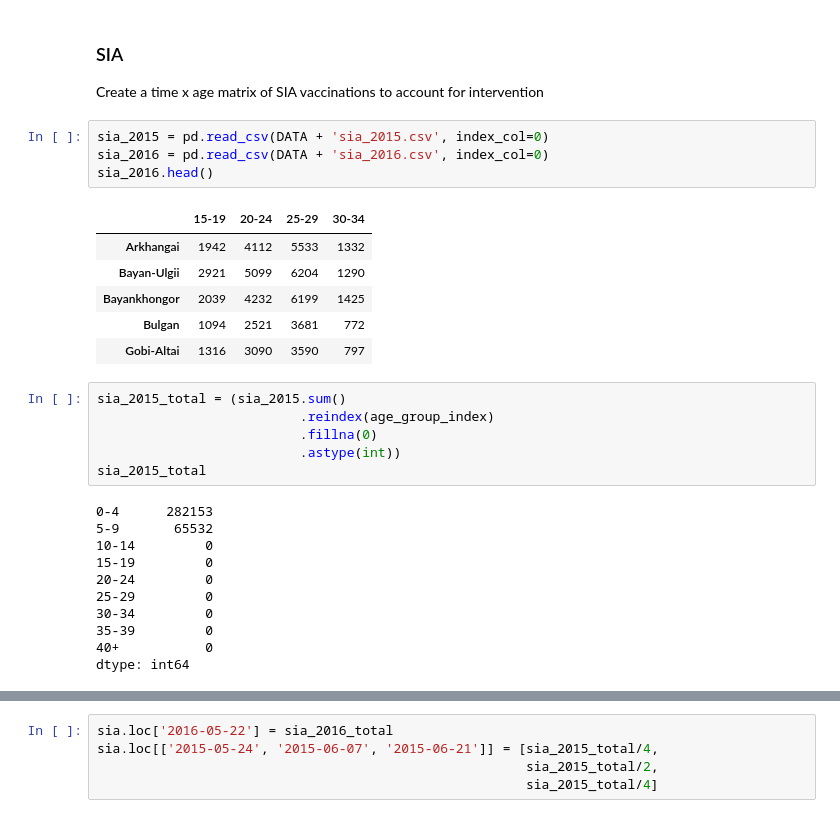
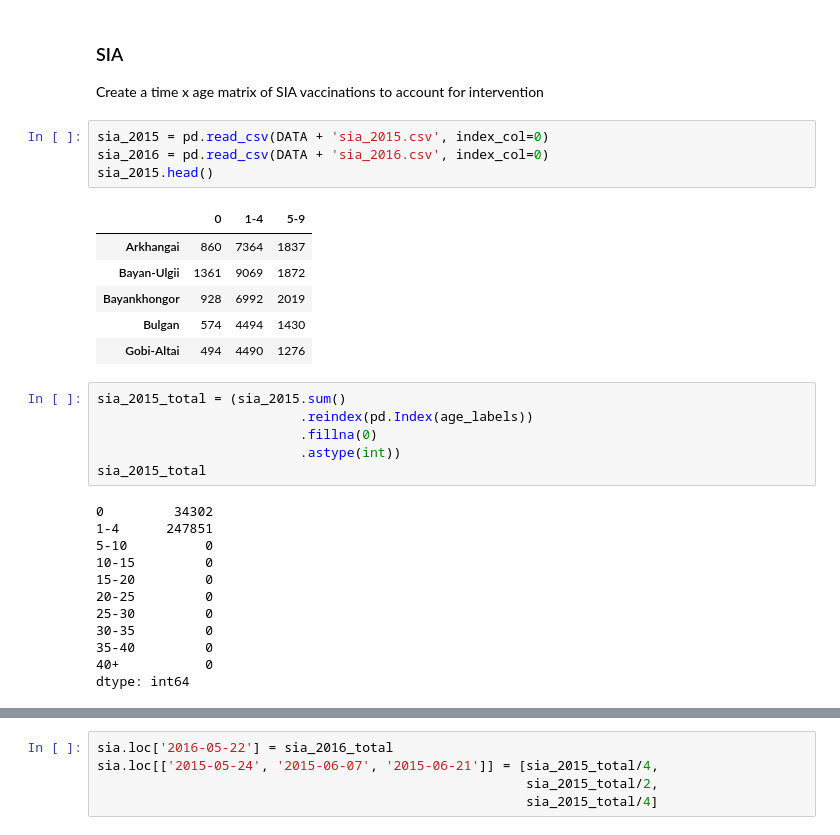
Before and after one commit to fonnesbeck/mongolia_measles, a Jupyter notebook: notebooks/Measles Dynamics.ipynb, the cells around one changed output, grey strips where cells are left out. Saved outputs shown, nothing was run; the diff lists cells and outputs as text.

```diff
--- a/notebooks/Measles Dynamics.ipynb
+++ b/notebooks/Measles Dynamics.ipynb
@@ -197,28 +216,29 @@ Create a time x age matrix of SIA vaccinations to account for intervention
 # %%
 sia_2015 = pd.read_csv(DATA + 'sia_2015.csv', index_col=0)
 sia_2016 = pd.read_csv(DATA + 'sia_2016.csv', index_col=0)
-sia_2016.head()
+sia_2015.head()
 # %% [output]
-|  | 15-19 | 20-24 | 25-29 | 30-34 |
-| Arkhangai | 1942 | 4112 | 5533 | 1332 |
-| Bayan-Ulgii | 2921 | 5099 | 6204 | 1290 |
-| Bayankhongor | 2039 | 4232 | 6199 | 1425 |
-| Bulgan | 1094 | 2521 | 3681 | 772 |
-| Gobi-Altai | 1316 | 3090 | 3590 | 797 |
+|  | 0 | 1-4 | 5-9 |
+| Arkhangai | 860 | 7364 | 1837 |
+| Bayan-Ulgii | 1361 | 9069 | 1872 |
+| Bayankhongor | 928 | 6992 | 2019 |
+| Bulgan | 574 | 4494 | 1430 |
+| Gobi-Altai | 494 | 4490 | 1276 |
 # %%
 sia_2015_total = (sia_2015.sum()
-                          .reindex(age_group_index)
+                          .reindex(pd.Index(age_labels))
                           .fillna(0)
                           .astype(int))
 sia_2015_total
 # %% [output]
-0-4      282153
-5-9       65532
-10-14         0
-15-19         0
-20-24         0
-25-29         0
-30-34         0
-35-39         0
+0         34302
+1-4      247851
+5-10          0
+10-15         0
+15-20         0
+20-25         0
+25-30         0
+30-35         0
+35-40         0
 40+           0
 dtype: int64
```
Also changed, not shown: parts of 26 cells of this notebook, 3 other files.
